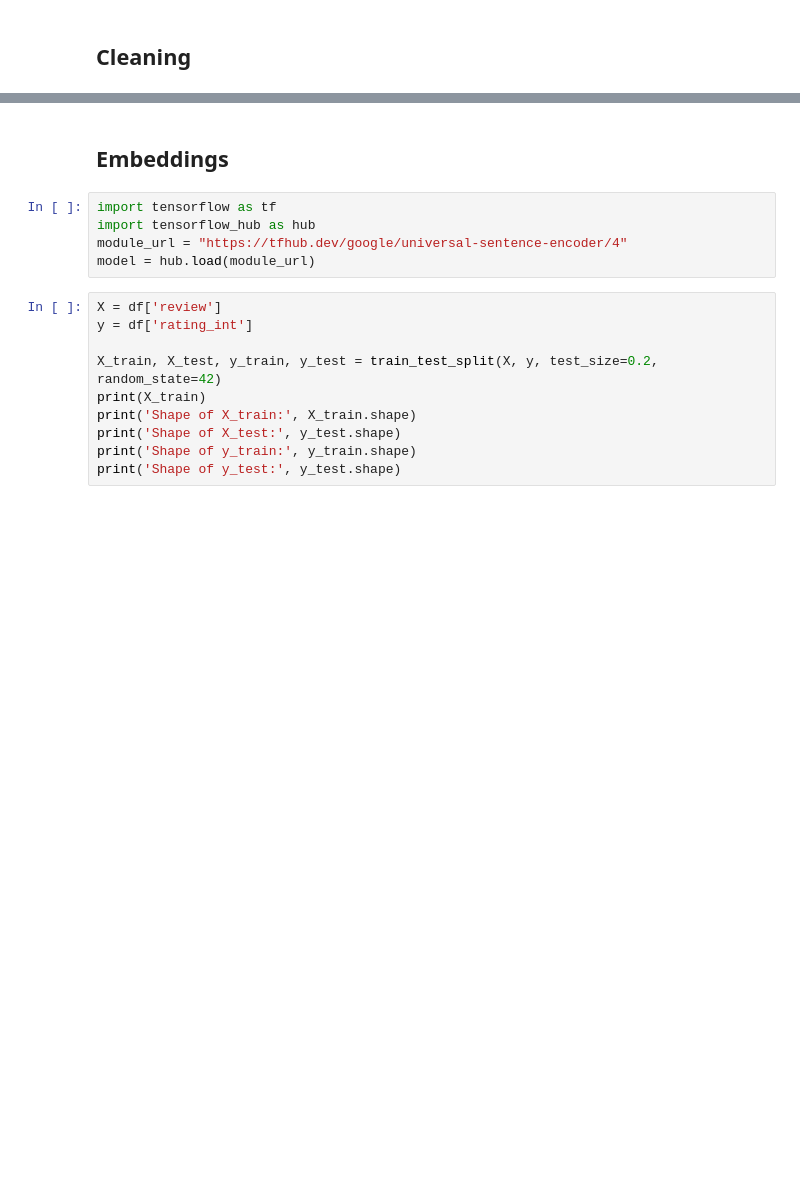
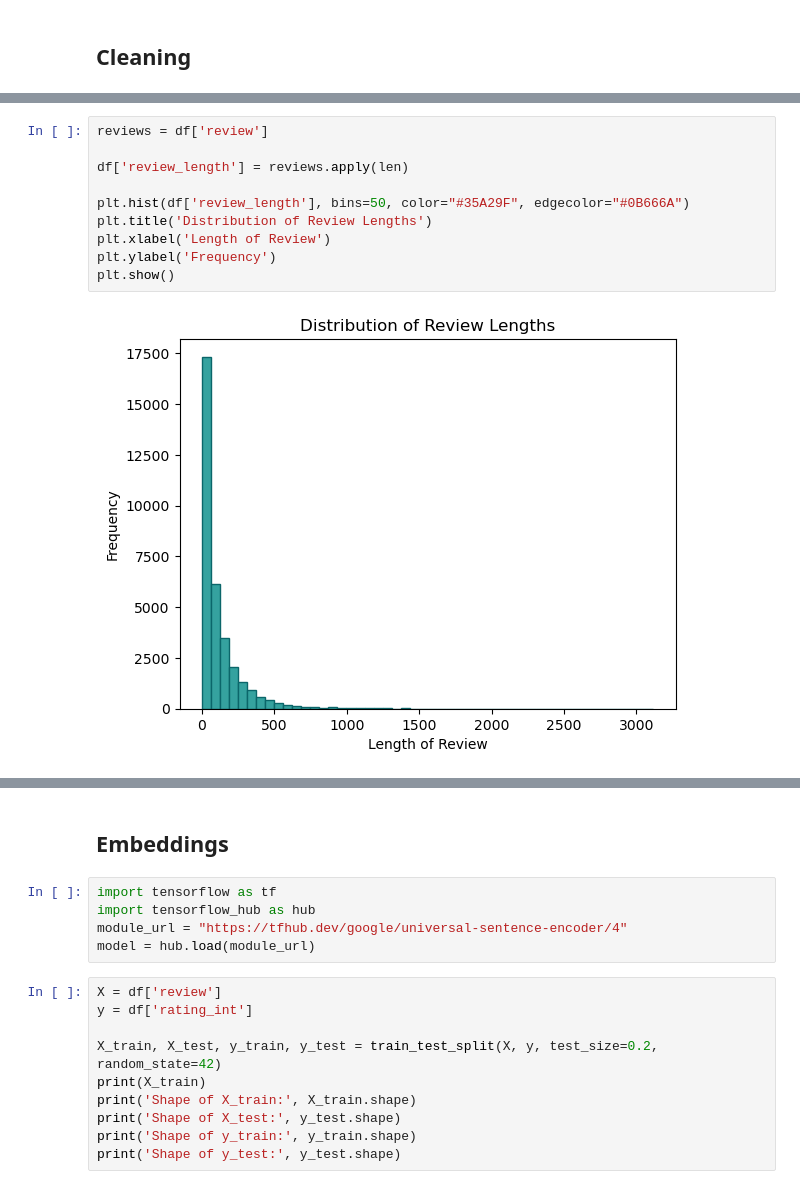
Before and after one commit to p-parks/AAI-501-Final-Project, a Jupyter notebook: Notebook/AAI-501-02-SU23-Final Project Proposal.ipynb, the cells around one changed output, grey strips where cells are left out. Drawn from its saved outputs; the diff is of its cells as text; blank space fills up the shorter version.

```diff
--- a/Notebook/AAI-501-02-SU23-Final Project Proposal.ipynb
+++ b/Notebook/AAI-501-02-SU23-Final Project Proposal.ipynb
@@ -48,0 +103,12 @@ df.head()
+# %%
+reviews = df['review']
+
+df['review_length'] = reviews.apply(len)
+
+plt.hist(df['review_length'], bins=50, color="#35A29F", edgecolor="#0B666A")
+plt.title('Distribution of Review Lengths')
+plt.xlabel('Length of Review')
+plt.ylabel('Frequency')
+plt.show()
+# %% [output]
+[figure, added]
```
Also changed, not shown: parts of 13 cells of this notebook.
